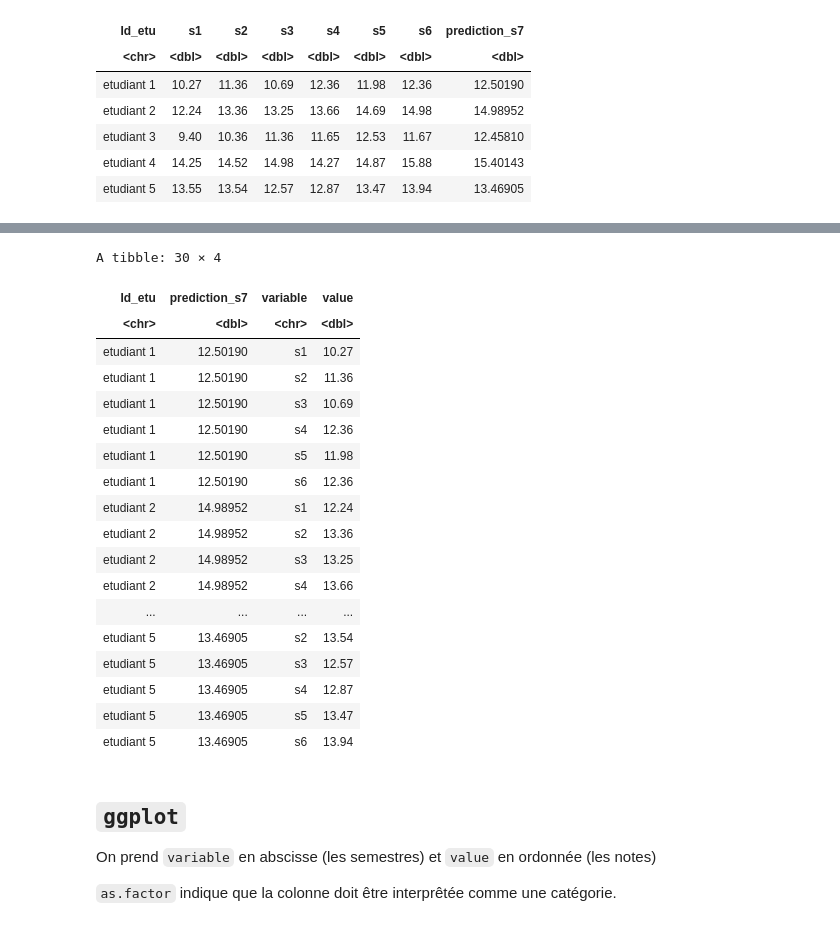
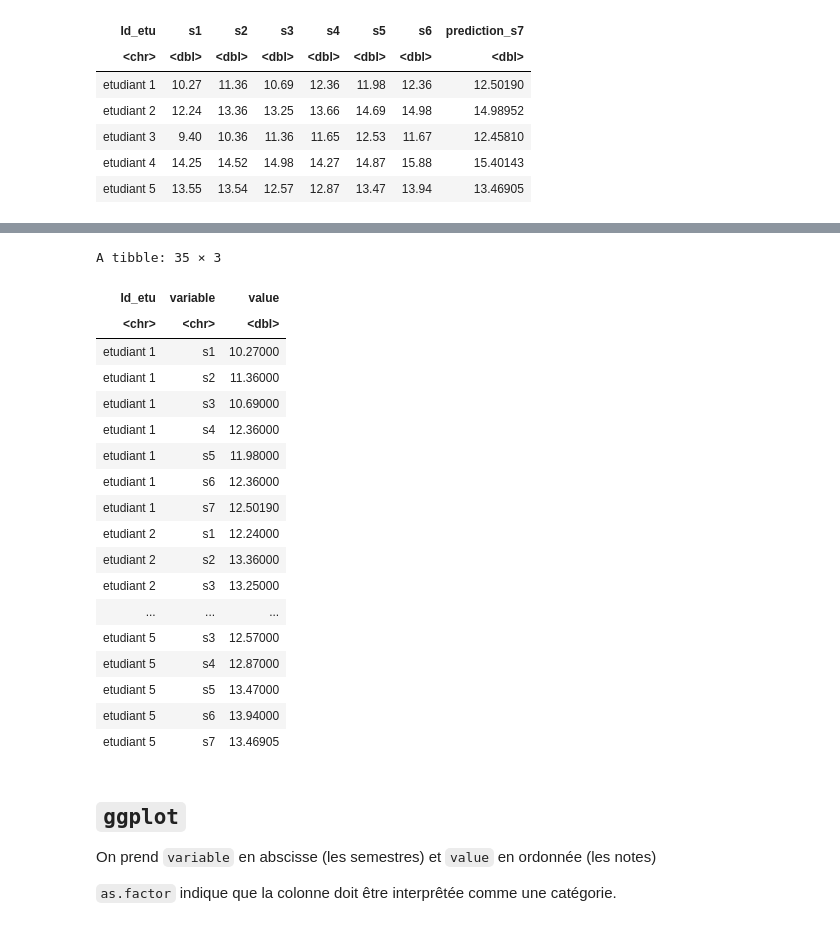
Before and after one commit to TaoHuaLiu/statisitiques, a Jupyter notebook: tp3.ipynb, the cells around one changed output, grey strips where cells are left out. Saved outputs shown, nothing was run; the diff lists cells and outputs as text; code cells hidden in the pictures.

```diff
--- a/tp3.ipynb
+++ b/tp3.ipynb
@@ -135,29 +208,29 @@ Initialiement on a les données ci-dessus avec une ligne par étudiant. Pour `gg
 # %%
 # Ajouter les prévisions au dataframe
-predictions <- data.frame(Id_etu = data$Id_etu, variable = "s7", value = data$prediction_s7)
+predictions <- data.frame(Id_etu = data$Id_etu, variable = "s7", value = data$s7)
 data_long <- data |>
-pivot_longer(cols = c("s1","s2", "s3", "s4", "s5", "s6"), names_to = "variable", values_to = "value")
+pivot_longer(cols = c("s1","s2", "s3", "s4", "s5", "s6", "s7"), names_to = "variable", values_to = "value")
 data_long
 # %% [output]
-A tibble: 30 × 4
+A tibble: 35 × 3
-| Id_etu | prediction_s7 | variable | value |
-| <chr> | <dbl> | <chr> | <dbl> |
-| etudiant 1 | 12.50190 | s1 | 10.27 |
-| etudiant 1 | 12.50190 | s2 | 11.36 |
-| etudiant 1 | 12.50190 | s3 | 10.69 |
-| etudiant 1 | 12.50190 | s4 | 12.36 |
-| etudiant 1 | 12.50190 | s5 | 11.98 |
-| etudiant 1 | 12.50190 | s6 | 12.36 |
-| etudiant 2 | 14.98952 | s1 | 12.24 |
-| etudiant 2 | 14.98952 | s2 | 13.36 |
-| etudiant 2 | 14.98952 | s3 | 13.25 |
-| etudiant 2 | 14.98952 | s4 | 13.66 |
-| ... | ... | ... | ... |
-| etudiant 5 | 13.46905 | s2 | 13.54 |
-| etudiant 5 | 13.46905 | s3 | 12.57 |
-| etudiant 5 | 13.46905 | s4 | 12.87 |
-| etudiant 5 | 13.46905 | s5 | 13.47 |
-| etudiant 5 | 13.46905 | s6 | 13.94 |
+| Id_etu | variable | value |
+| <chr> | <chr> | <dbl> |
+| etudiant 1 | s1 | 10.27000 |
+| etudiant 1 | s2 | 11.36000 |
+| etudiant 1 | s3 | 10.69000 |
+| etudiant 1 | s4 | 12.36000 |
+| etudiant 1 | s5 | 11.98000 |
+| etudiant 1 | s6 | 12.36000 |
+| etudiant 1 | s7 | 12.50190 |
+| etudiant 2 | s1 | 12.24000 |
+| etudiant 2 | s2 | 13.36000 |
+| etudiant 2 | s3 | 13.25000 |
+| ... | ... | ... |
+| etudiant 5 | s3 | 12.57000 |
+| etudiant 5 | s4 | 12.87000 |
+| etudiant 5 | s5 | 13.47000 |
+| etudiant 5 | s6 | 13.94000 |
+| etudiant 5 | s7 | 13.46905 |
 # %% [markdown]
 ## `ggplot`
 
```
Also changed, not shown: parts of 7 cells of this notebook.
